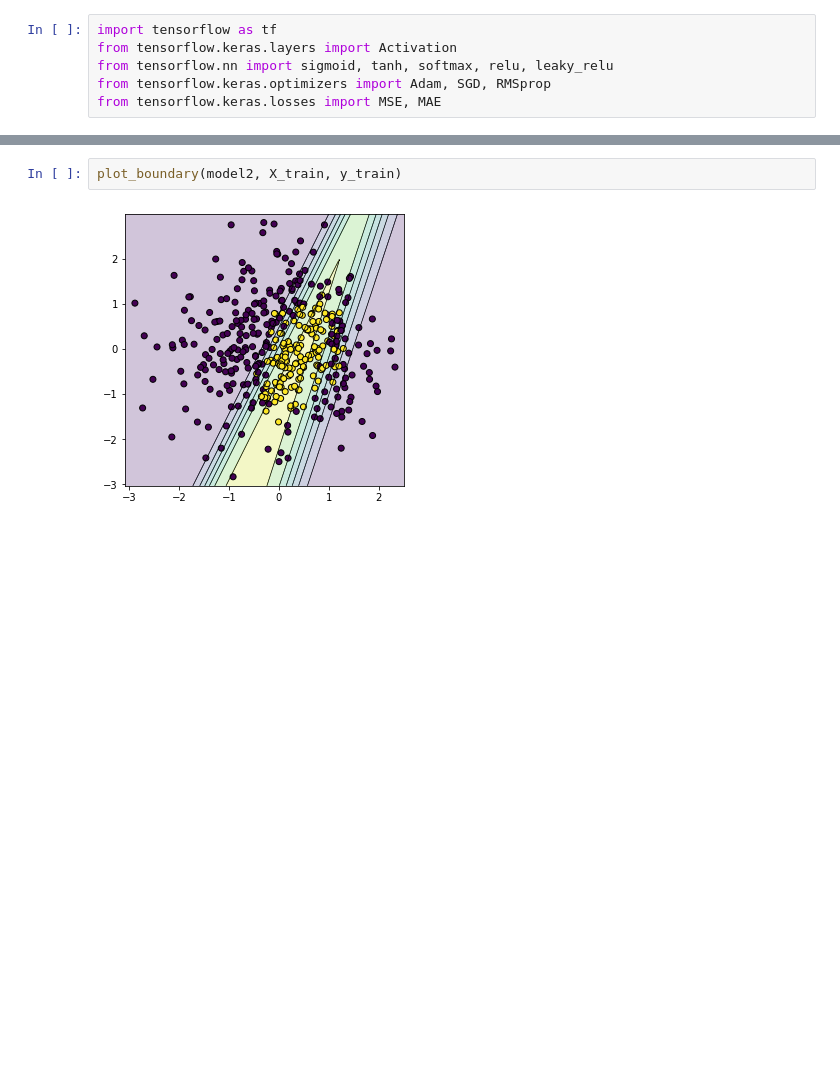
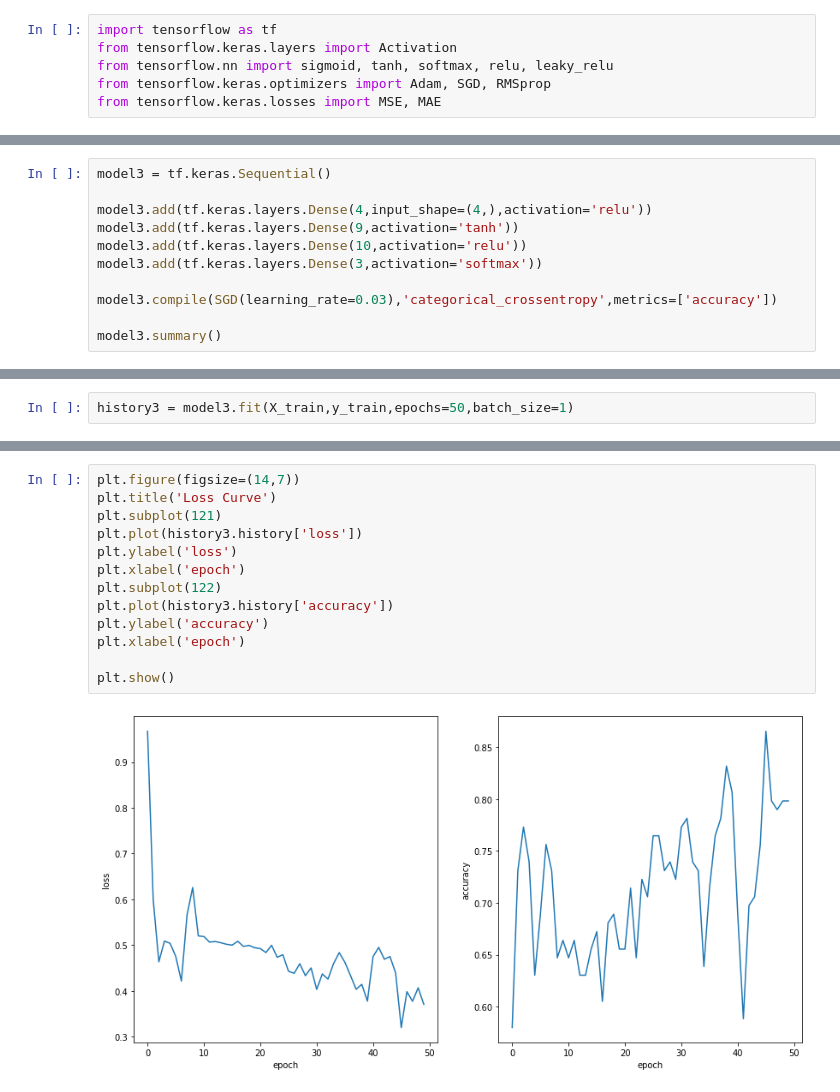
Before and after one commit to Nikkuchan/AIDA1_Wagler, a Jupyter notebook: 58026_LabNo1_Wagler.ipynb, the cells around one changed output, grey strips where cells are left out. Drawn from its saved outputs; the diff is of its cells as text; blank space fills up the shorter version.

```diff
--- a/58026_LabNo1_Wagler.ipynb
+++ b/58026_LabNo1_Wagler.ipynb
@@ -197,0 +188,11 @@ history2 = model2.fit(X_train,y_train,epochs=50, batch_size=1)
+# %%
+model3 = tf.keras.Sequential()
+
+model3.add(tf.keras.layers.Dense(4,input_shape=(4,),activation='relu'))
+model3.add(tf.keras.layers.Dense(9,activation='tanh'))
+model3.add(tf.keras.layers.Dense(10,activation='relu'))
+model3.add(tf.keras.layers.Dense(3,activation='softmax'))
+
+model3.compile(SGD(learning_rate=0.03),'categorical_crossentropy',metrics=['accuracy'])
+
+model3.summary()
@@ -197,0 +217,2 @@ history2 = model2.fit(X_train,y_train,epochs=50, batch_size=1)
+# %%
+history3 = model3.fit(X_train,y_train,epochs=50,batch_size=1)
@@ -213,4 +555,15 @@ plt.show()
-# %%
-plot_boundary(model2, X_train, y_train)
-# %% [output]
-[figure, removed]
+# %%
+plt.figure(figsize=(14,7))
+plt.title('Loss Curve')
+plt.subplot(121)
+plt.plot(history3.history['loss'])
+plt.ylabel('loss')
+plt.xlabel('epoch')
+plt.subplot(122)
+plt.plot(history3.history['accuracy'])
+plt.ylabel('accuracy')
+plt.xlabel('epoch')
+
+plt.show()
+# %% [output]
+[figure, added]
```
Also changed, not shown: parts of 32 cells of this notebook.
